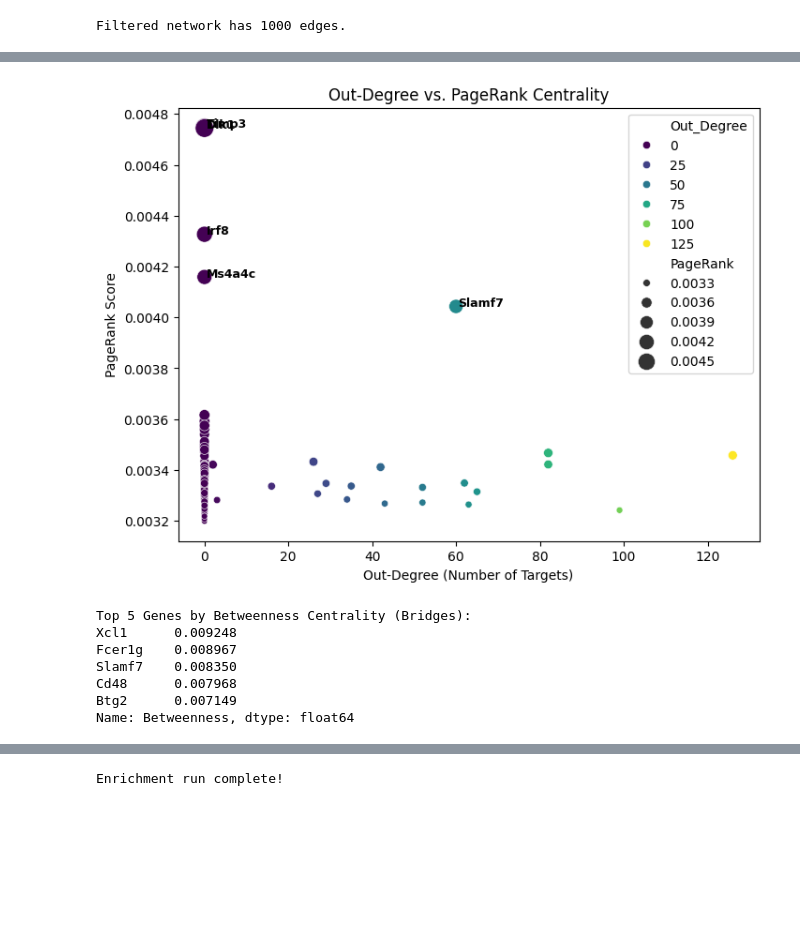
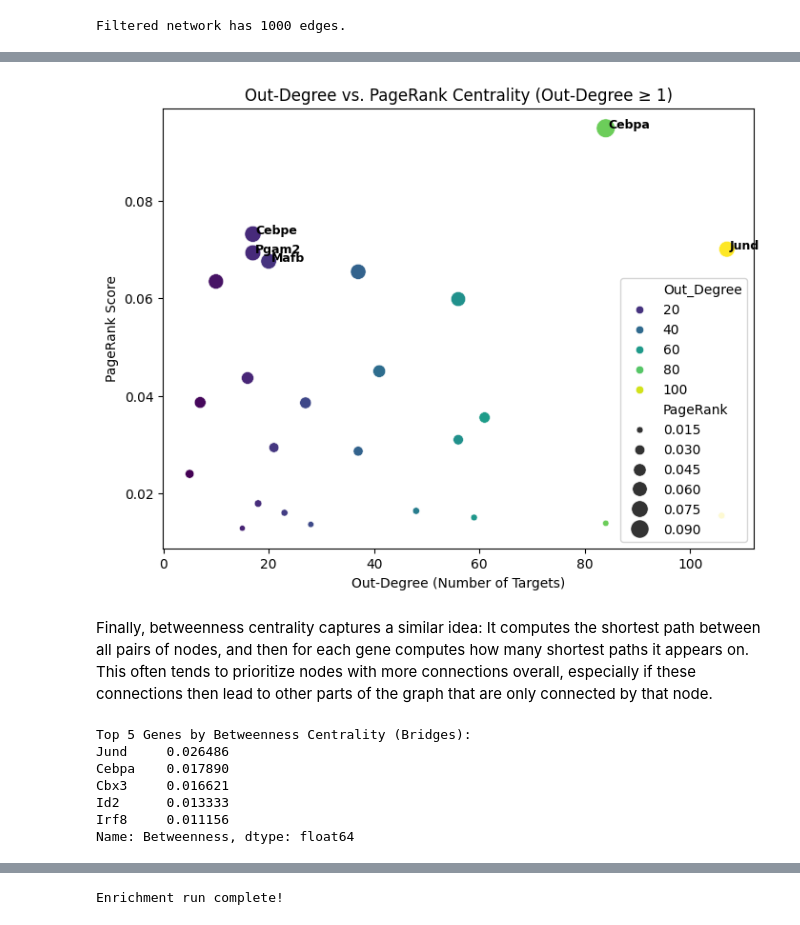
Before and after one commit to sybila/bioinformatics-summer-school, a Jupyter notebook: grn/02-arboreto-grn.ipynb, the cells around one changed output, grey strips where cells are left out. Cells and saved outputs as stored; diff of their text form; code cells hidden in the pictures; blank space fills up the shorter version.

```diff
--- a/grn/02-arboreto-grn.ipynb
+++ b/grn/02-arboreto-grn.ipynb
@@ -40,9 +76,11 @@ expression_df = pd.DataFrame(
 )
 
 # 3. Define candidate Transcription Factors (TFs)
-# In a real run, this would be a comprehensive curated list of human/mouse TFs.
-# For our fast demo, we will treat the top 20 variable genes as potential regulators.
-candidate_tfs = list(expression_df.columns[:20])
+with open("./data/allTFs_mm.txt", "r") as f:
+    tf_list = [line.strip() for line in f if line.strip()]
+
+# Keep only TFs that are actually present in our expression dataset
+candidate_tfs = list(set(tf_list).intersection(adata_sub.var_names))
 
 print(f"Demo shape: {expression_df.shape} (Cells x Genes)")
 print(f"Number of candidate TFs: {len(candidate_tfs)}")
@@ -54,7 +96,8 @@ Number of candidate TFs: 20
 print("Inferring toy GRN... (this should take 15-30 seconds)")
 toy_grn = grnboost2(
     expression_data=expression_df,
-    tf_names=candidate_tfs
+    tf_names=candidate_tfs,
+    seed=0 # Make sure to fix the seed to ensure deterministic results
 )
 
 # Rename the output columns for clarity
@@ -202,25 +265,43 @@ Prg2            52          1
 # %%
-# Calculate weighted PageRank (using 'Importance' as the transition weight)
-pagerank_scores = nx.pagerank(G_full, weight='Importance')
+# --- Filter to only nodes with out-degree >= 1 ---
+# Keep only nodes that have at least one outgoing edge
+nodes_with_outdeg = [n for n, d in G_full.out_degree() if d >= 1]
+G_filtered = G_full.subgraph(nodes_with_outdeg).copy()
+
+# Calculate weighted PageRank on the filtered graph (using 'Importance' as the transition weight)
+pagerank_scores = nx.pagerank(G_filtered, weight='Importance')
 
 # Add to our stats DataFrame
+# Only assign PageRank to nodes that are in the filtered graph; others get NaN
 degree_df['PageRank'] = pd.Series(pagerank_scores)
 
-# Scatter plot of Out-Degree vs. PageRank
+# Scatter plot of Out-Degree vs. PageRank (drop rows without a PageRank, i.e. excluded sinks)
+plot_df = degree_df.dropna(subset=['PageRank'])
+
 plt.figure(figsize=(8, 6))
-sns.scatterplot(data=degree_df, x='Out_Degree', y='PageRank', hue='Out_Degree', palette='viridis', size='PageRank', sizes=(20, 200))
+sns.scatterplot(
+    data=plot_df,
+    x='Out_Degree',
+    y='PageRank',
+    hue='Out_Degree',
+    palette='viridis',
+    size='PageRank',
+    sizes=(20, 200),
+)
 
 # Label the top 5 TFs by PageRank
-top_tfs = degree_df.sort_values(by='PageRank', ascending=False).head(5)
+top_tfs = plot_df.sort_values(by='PageRank', ascending=False).head(5)
 for gene, row in top_tfs.iterrows():
     plt.text(row['Out_Degree'] + 0.5, row['PageRank'], gene, fontsize=9, weight='bold')
 
-plt.title("Out-Degree vs. PageRank Centrality")
+plt.title("Out-Degree vs. PageRank Centrality (Out-Degree ≥ 1)")
 plt.xlabel("Out-Degree (Number of Targets)")
 plt.ylabel("PageRank Score")
 plt.show()
 # %% [output]
-[figure, old version]
+[figure, new version]
+# %% [markdown]
+Finally, betweenness centrality captures a similar idea: It computes the shortest path between all pairs of nodes, and then for each gene computes how many shortest paths it appears on. This often tends to prioritize nodes with more connections overall, especially if these connections then lead to other parts of the graph that are only connected by that node.
 # %%
 # Create an inverted 'distance' weight attribute
 for u, v, d in G_full.edges(data=True):
@@ -235,9 +316,9 @@ print("\nTop 5 Genes by Betweenness Centrality (Bridges):")
 print(degree_df.sort_values(by='Betweenness', ascending=False)['Betweenness'].head(5))
 # %% [output]
 Top 5 Genes by Betweenness Centrality (Bridges):
-Xcl1      0.009248
-Fcer1g    0.008967
-Slamf7    0.008350
-Cd48      0.007968
-Btg2      0.007149
+Jund     0.026486
+Cebpa    0.017890
+Cbx3     0.016621
+Id2      0.013333
+Irf8     0.011156
 Name: Betweenness, dtype: float64
```
Also changed, not shown: parts of 23 cells of this notebook, 3 other files.
